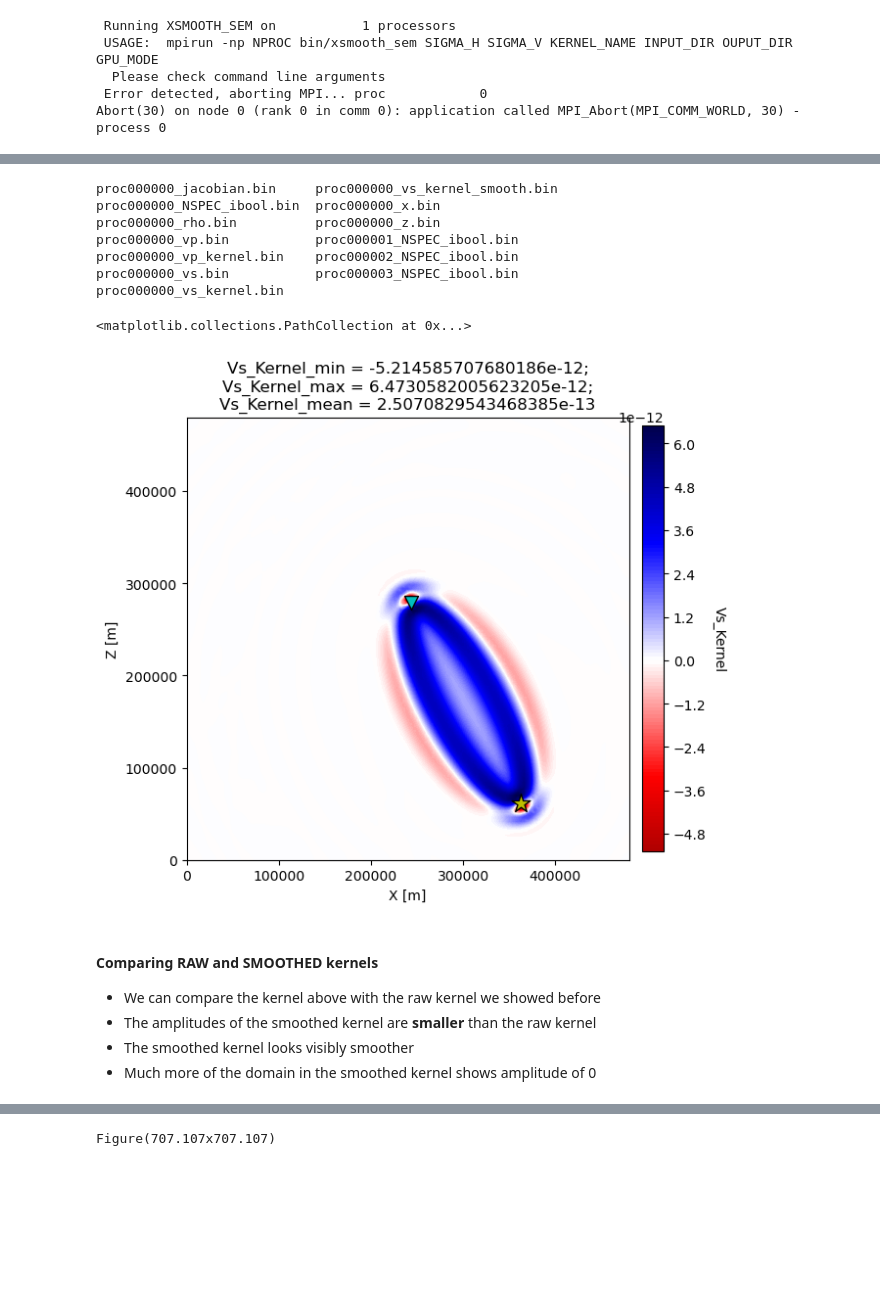
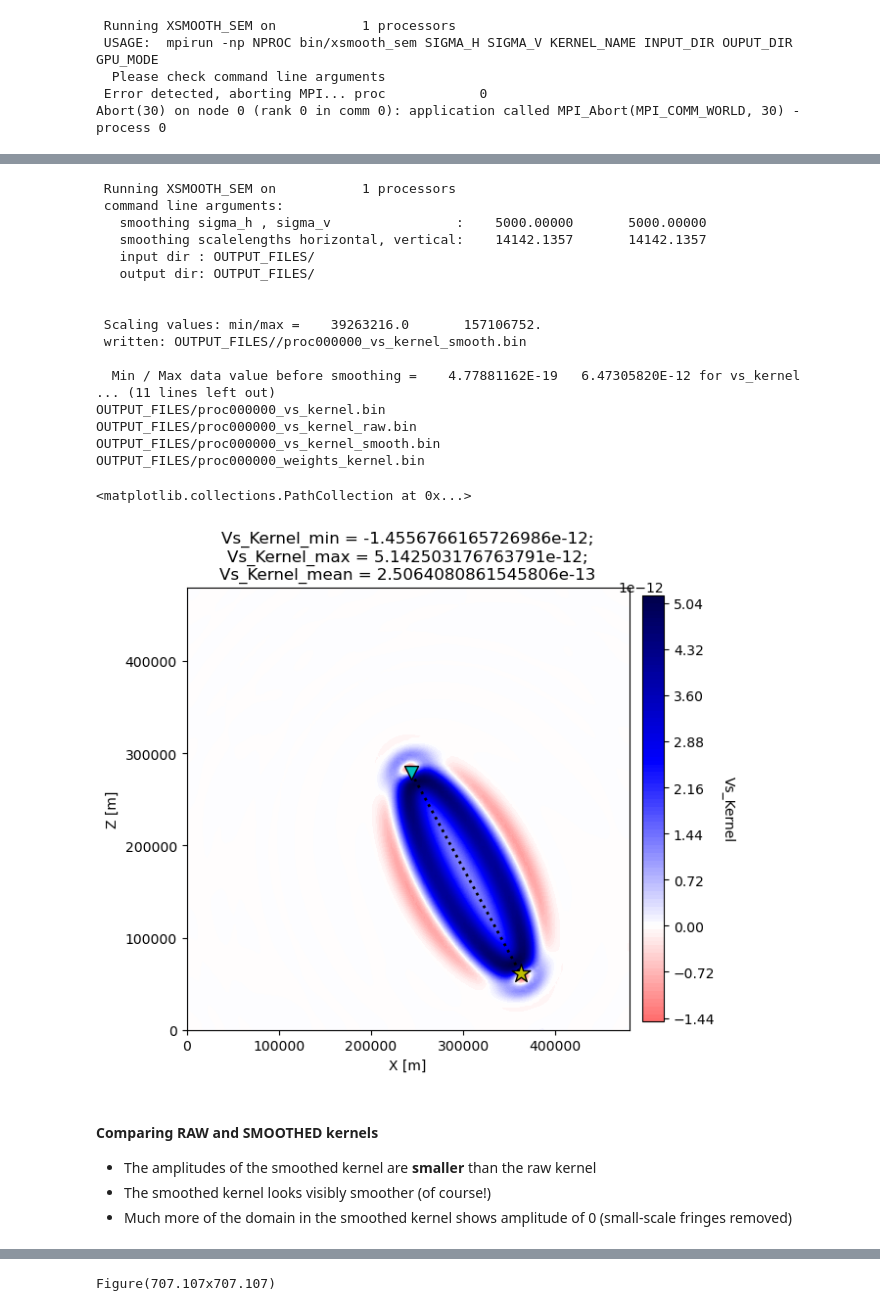
Before and after one commit to adjtomo/adjdocs, a Jupyter notebook: workshops/2022-10-05_specfem_users/completed_notebooks/day_2a_kernels.ipynb, the cells around one changed output, grey strips where cells are left out. Cells and saved outputs as stored; diff of their text form; code cells hidden in the pictures; blank space fills up the shorter version.

```diff
--- a/workshops/2022-10-05_specfem_users/completed_notebooks/day_2a_kernels.ipynb
+++ b/workshops/2022-10-05_specfem_users/completed_notebooks/day_2a_kernels.ipynb
@@ -511,20 +660,12 @@ np.savetxt("SEM/AA.S000000.BXY.adj", adjoint_source)
 # %%
 # Use SeisFlows to visualize the kernel
-m = Model("KERNELS")
+m = Model(path="OUTPUT_FILES")
 m.plot2d("vs_kernel", show=False)
 
-# Small code snippet to grab coordinates from SOURCE files
-source_file = f"DATA/SOURCE"
-with open(source_file, "r") as f:
-    lines = f.readlines()
-ev_x = float(lines[2].split("=")[1].split("#")[0].strip())
-ev_z = float(lines[3].split("=")[1].split("#")[0].strip())
-
-# Small code snippet to grab coordinates from STATIONS file
-sta_x, sta_z = np.genfromtxt("DATA/STATIONS", dtype=float, usecols=[2, 3]).T
-
-# Plot source and receiver on the kernel figure
-plt.scatter(ev_x, ev_z, c="y", marker="*", s=200, edgecolor="k")
-plt.scatter(sta_x, sta_z, c="c", marker="v", s=100, edgecolor="k")
+# NOTE: The below code snippet is repeated from Section 1, make sure that has been run
+# Plot SOURCE 1, STATION 1 and a connecting line
+plt.plot((sta_x[0], ev_x[0]), (sta_z[0], ev_z[0]), c="k", ls=":", lw=2, zorder=1)
+plt.scatter(sta_x[0], sta_z[0], c="c", marker="v", s=100, edgecolor="k")
+plt.scatter(ev_x[0], ev_z[0], c="y", marker="*", edgecolor="k", s=200)
 # %% [output]
 <matplotlib.collections.PathCollection at 0x...>
@@ -597,33 +730,46 @@ Abort(30) on node 0 (rank 0 in comm 0): application called MPI_Abort(MPI_COMM_WO
 # %%
+# Run the smoothinig operation
+! mpirun -n 1 bin/xsmooth_sem 5000 5000 vs_kernel OUTPUT_FILES/ OUTPUT_FILES/ .false.
+
 # Smoothed kernels are renamed <KERNEL_NAMEL>_smooth
-! ls KERNELS
+! ls OUTPUT_FILES/*kernel*.bin
 
 # Rename kernel files so we can plot the smooth version with SeisFlows
-! mv KERNELS/proc000000_vs_kernel.bin KERNELS/proc000000_vs_kernel_raw.bin
-! mv KERNELS/proc000000_vs_kernel_smooth.bin KERNELS/proc000000_vs_kernel.bin
+! mv OUTPUT_FILES/proc000000_vs_kernel.bin OUTPUT_FILES/proc000000_vs_kernel_raw.bin
+! mv OUTPUT_FILES/proc000000_vs_kernel_smooth.bin OUTPUT_FILES/proc000000_vs_kernel.bin
 
 # Use SeisFlows to visualize the kernel
-m = Model("KERNELS")
+m = Model("OUTPUT_FILES")
 m.plot2d("vs_kernel", show=False)
 
 # Plot source and receiver on the kernel figure
-plt.scatter(ev_x, ev_z, c="y", marker="*", s=200, edgecolor="k")
-plt.scatter(sta_x, sta_z, c="c", marker="v", s=100, edgecolor="k")
+plt.plot((sta_x[0], ev_x[0]), (sta_z[0], ev_z[0]), c="k", ls=":", lw=2, zorder=1)
+plt.scatter(sta_x[0], sta_z[0], c="c", marker="v", s=100, edgecolor="k")
+plt.scatter(ev_x[0], ev_z[0], c="y", marker="*", edgecolor="k", s=200)
 # %% [output]
-proc000000_jacobian.bin     proc000000_vs_kernel_smooth.bin
-proc000000_NSPEC_ibool.bin  proc000000_x.bin
-proc000000_rho.bin          proc000000_z.bin
-proc000000_vp.bin           proc000001_NSPEC_ibool.bin
-proc000000_vp_kernel.bin    proc000002_NSPEC_ibool.bin
-proc000000_vs.bin           proc000003_NSPEC_ibool.bin
-proc000000_vs_kernel.bin
+ Running XSMOOTH_SEM on           1 processors
+ command line arguments:
+   smoothing sigma_h , sigma_v                :    5000.00000       5000.00000
+   smoothing scalelengths horizontal, vertical:    14142.1357       14142.1357
+   input dir : OUTPUT_FILES/
+   output dir: OUTPUT_FILES/
+
+
+ Scaling values: min/max =    39263216.0       157106752.
+ written: OUTPUT_FILES//proc000000_vs_kernel_smooth.bin
+
+  Min / Max data value before smoothing =    4.77881162E-19   6.47305820E-12 for vs_kernel
+... (11 lines left out)
+OUTPUT_FILES/proc000000_vs_kernel.bin
+OUTPUT_FILES/proc000000_vs_kernel_raw.bin
+OUTPUT_FILES/proc000000_vs_kernel_smooth.bin
+OUTPUT_FILES/proc000000_weights_kernel.bin
 <matplotlib.collections.PathCollection at 0x...>
-[figure, old version]
+[figure, new version]
 # %% [markdown]
 #### Comparing RAW and SMOOTHED kernels
 
-- We can compare the kernel above with the raw kernel we showed before
 - The amplitudes of the smoothed kernel are **smaller** than the raw kernel
-- The smoothed kernel looks visibly smoother
-- Much more of the domain in the smoothed kernel shows amplitude of 0
+- The smoothed kernel looks visibly smoother (of course!)
+- Much more of the domain in the smoothed kernel shows amplitude of 0 (small-scale fringes removed)
 # %% [markdown]
```
Also changed, not shown: parts of 68 cells of this notebook, 5 other files.
